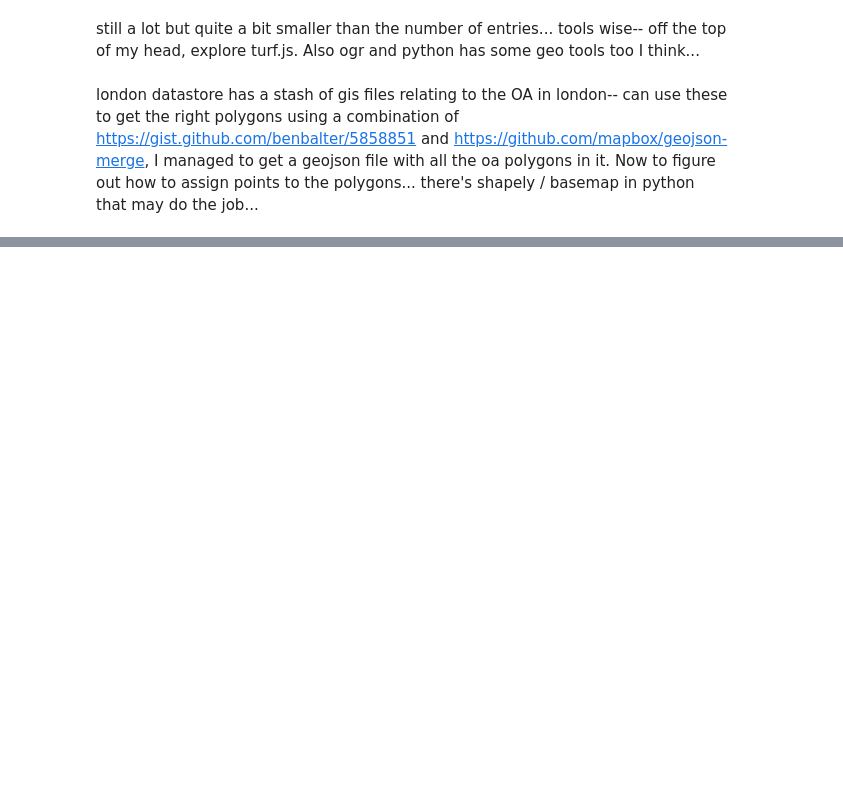
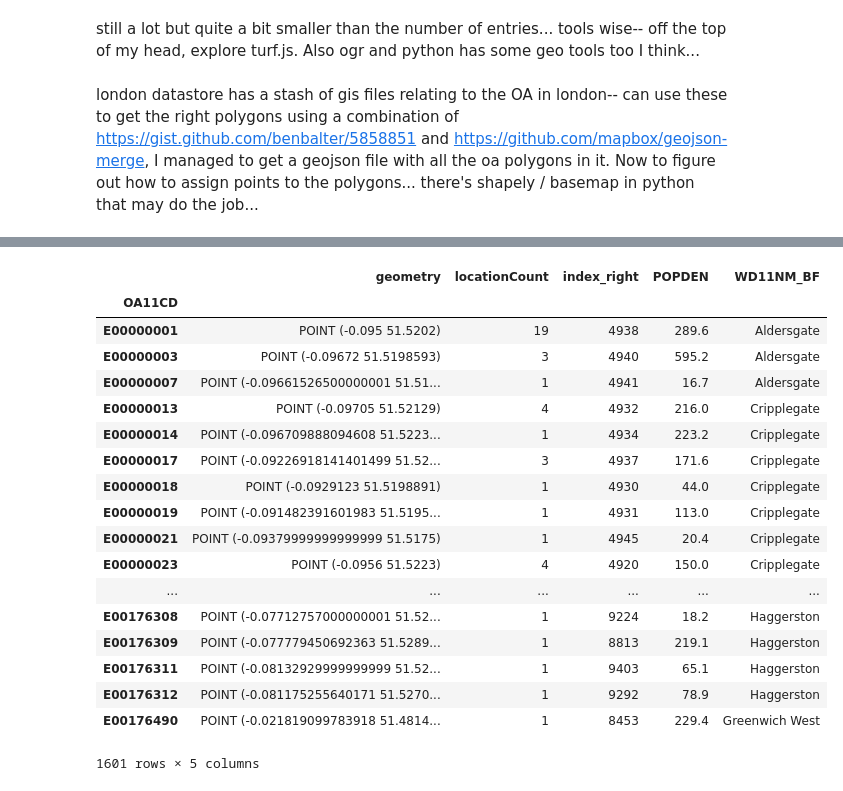
Before and after one commit to wwymak/instagram-london-explore, a Jupyter notebook: Instagram-London-analysis.ipynb, the cells around one changed output, grey strips where cells are left out. Saved outputs shown, nothing was run; the diff lists cells and outputs as text; code cells hidden in the pictures; blank space fills up the shorter version.

```diff
--- a/Instagram-London-analysis.ipynb
+++ b/Instagram-London-analysis.ipynb
@@ -198,0 +345,3 @@ with open('OA_2011_BGC_london.json', 'r') as f:
+# %%
+#now trim the londonGeo stuff to may it smaller... hopefully this will make any op faster
+londonDFSubset = londonGeoDF.ix[:,['OA11CD', 'POPDEN', 'WD11NM_BF', 'geometry']]
@@ -198,0 +369,5 @@ with open('OA_2011_BGC_london.json', 'r') as f:
+# %%
+#ah, I guess I need to set the crs of the points...
+locationsDF.crs = londonDFSubset.crs
+# %%
+mergedDF = gpd.sjoin(locationsDF, londonDFSubset, how="left", op='within')
@@ -198,0 +383,25 @@ with open('OA_2011_BGC_london.json', 'r') as f:
+# %%
+#now basically I need to count how many points there are in each OA11CD
+grouped = mergedDF.groupby('OA11CD')
+# %%
+grouped.first()
+# %% [output]
+|  | geometry | locationCount | index_right | POPDEN | WD11NM_BF |
+| OA11CD |  |  |  |  |  |
+| E00000001 | POINT (-0.095 51.5202) | 19 | 4938 | 289.6 | Aldersgate |
+| E00000003 | POINT (-0.09672 51.5198593) | 3 | 4940 | 595.2 | Aldersgate |
+| E00000007 | POINT (-0.09661526500000001 51.51... | 1 | 4941 | 16.7 | Aldersgate |
+| E00000013 | POINT (-0.09705 51.52129) | 4 | 4932 | 216.0 | Cripplegate |
+| E00000014 | POINT (-0.096709888094608 51.5223... | 1 | 4934 | 223.2 | Cripplegate |
+| E00000017 | POINT (-0.09226918141401499 51.52... | 3 | 4937 | 171.6 | Cripplegate |
+| E00000018 | POINT (-0.0929123 51.5198891) | 1 | 4930 | 44.0 | Cripplegate |
+| E00000019 | POINT (-0.091482391601983 51.5195... | 1 | 4931 | 113.0 | Cripplegate |
+| E00000021 | POINT (-0.09379999999999999 51.5175) | 1 | 4945 | 20.4 | Cripplegate |
+| E00000023 | POINT (-0.0956 51.5223) | 4 | 4920 | 150.0 | Cripplegate |
+| ... | ... | ... | ... | ... | ... |
+| E00176308 | POINT (-0.07712757000000001 51.52... | 1 | 9224 | 18.2 | Haggerston |
+| E00176309 | POINT (-0.077779450692363 51.5289... | 1 | 8813 | 219.1 | Haggerston |
+| E00176311 | POINT (-0.08132929999999999 51.52... | 1 | 9403 | 65.1 | Haggerston |
+| E00176312 | POINT (-0.081175255640171 51.5270... | 1 | 9292 | 78.9 | Haggerston |
+| E00176490 | POINT (-0.021819099783918 51.4814... | 1 | 8453 | 229.4 | Greenwich West |
+1601 rows × 5 columns
```
Also changed, not shown: parts of 39 cells of this notebook, 1 other file.
